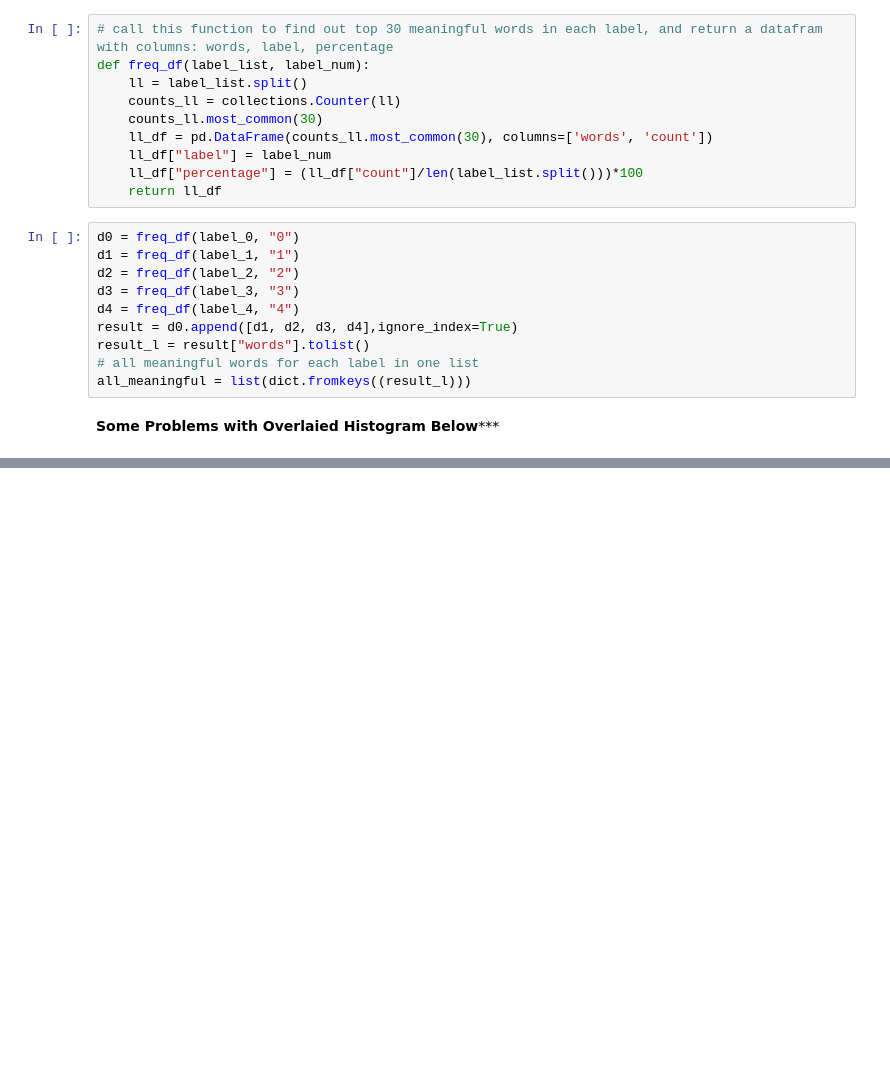
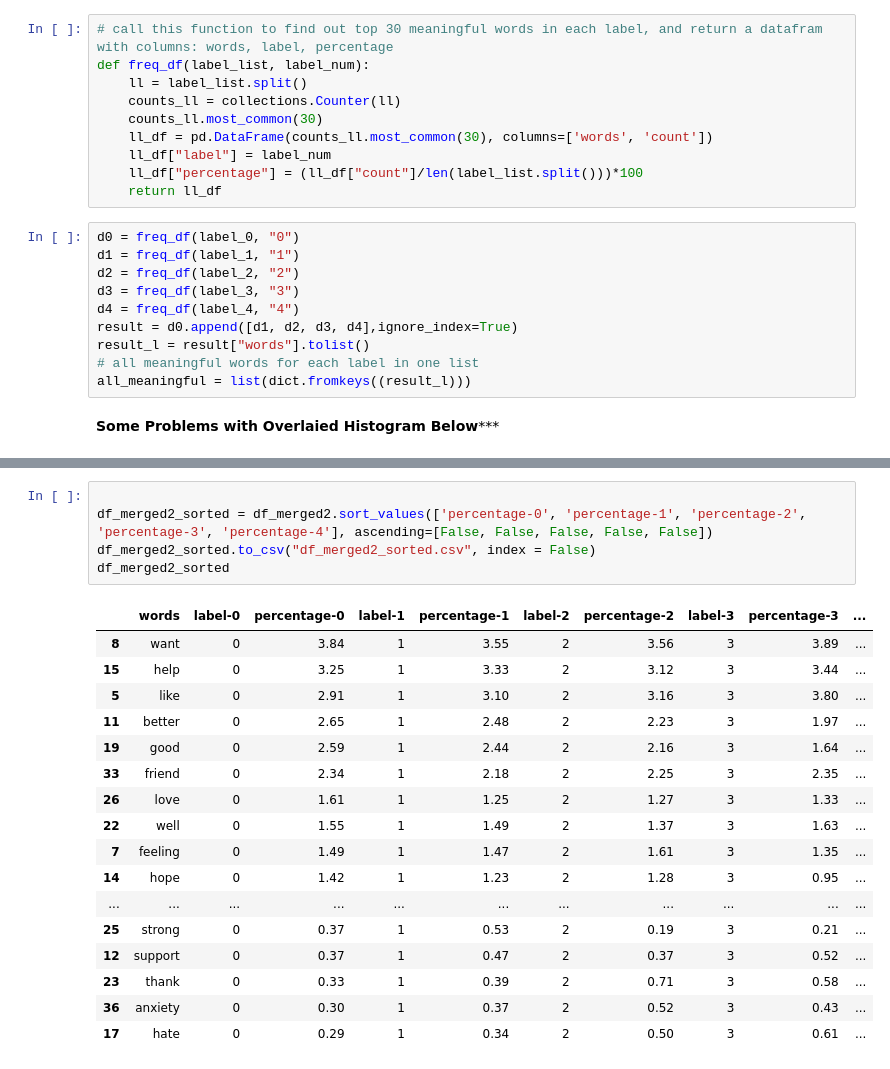
Before and after one commit to Caroline-xu/QWQ, a Jupyter notebook: WordcloudAndWordFreq.ipynb, the cells around one changed output, grey strips where cells are left out. Drawn from its saved outputs; the diff is of its cells as text; blank space fills up the shorter version.

```diff
--- a/WordcloudAndWordFreq.ipynb
+++ b/WordcloudAndWordFreq.ipynb
@@ -206,0 +247,23 @@ fig.show()
+# %%
+
+df_merged2_sorted = df_merged2.sort_values(['percentage-0', 'percentage-1', 'percentage-2', 'percentage-3', 'percentage-4'], ascending=[False, False, False, False, False])
+df_merged2_sorted.to_csv("df_merged2_sorted.csv", index = False)
+df_merged2_sorted
+# %% [output]
+|  | words | label-0 | percentage-0 | label-1 | percentage-1 | label-2 | percentage-2 | label-3 | percentage-3 | ... |
+| 8 | want | 0 | 3.84 | 1 | 3.55 | 2 | 3.56 | 3 | 3.89 | ... |
+| 15 | help | 0 | 3.25 | 1 | 3.33 | 2 | 3.12 | 3 | 3.44 | ... |
+| 5 | like | 0 | 2.91 | 1 | 3.10 | 2 | 3.16 | 3 | 3.80 | ... |
+| 11 | better | 0 | 2.65 | 1 | 2.48 | 2 | 2.23 | 3 | 1.97 | ... |
+| 19 | good | 0 | 2.59 | 1 | 2.44 | 2 | 2.16 | 3 | 1.64 | ... |
+| 33 | friend | 0 | 2.34 | 1 | 2.18 | 2 | 2.25 | 3 | 2.35 | ... |
+| 26 | love | 0 | 1.61 | 1 | 1.25 | 2 | 1.27 | 3 | 1.33 | ... |
+| 22 | well | 0 | 1.55 | 1 | 1.49 | 2 | 1.37 | 3 | 1.63 | ... |
+| 7 | feeling | 0 | 1.49 | 1 | 1.47 | 2 | 1.61 | 3 | 1.35 | ... |
+| 14 | hope | 0 | 1.42 | 1 | 1.23 | 2 | 1.28 | 3 | 0.95 | ... |
+| ... | ... | ... | ... | ... | ... | ... | ... | ... | ... | ... |
+| 25 | strong | 0 | 0.37 | 1 | 0.53 | 2 | 0.19 | 3 | 0.21 | ... |
+| 12 | support | 0 | 0.37 | 1 | 0.47 | 2 | 0.37 | 3 | 0.52 | ... |
+| 23 | thank | 0 | 0.33 | 1 | 0.39 | 2 | 0.71 | 3 | 0.58 | ... |
+| 36 | anxiety | 0 | 0.30 | 1 | 0.37 | 2 | 0.52 | 3 | 0.43 | ... |
+| 17 | hate | 0 | 0.29 | 1 | 0.34 | 2 | 0.50 | 3 | 0.61 | ... |
```
Also changed, not shown: parts of 12 cells of this notebook, 2 other files.
